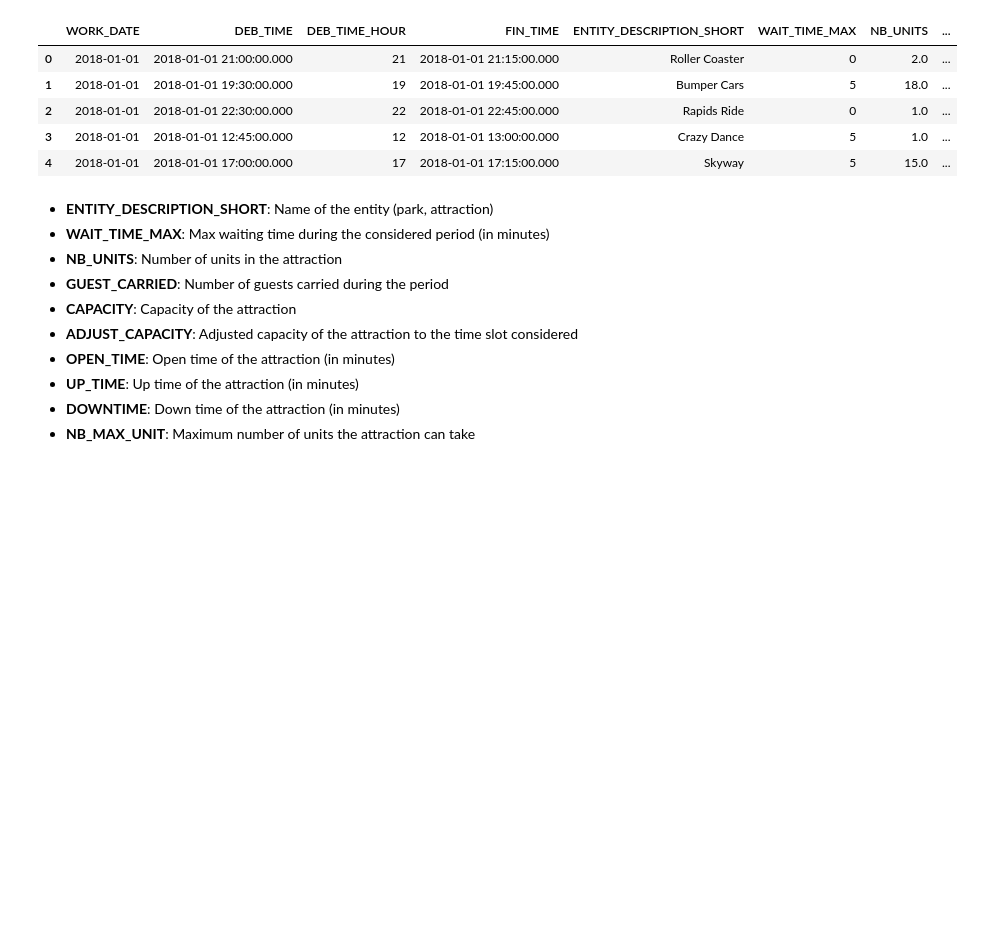
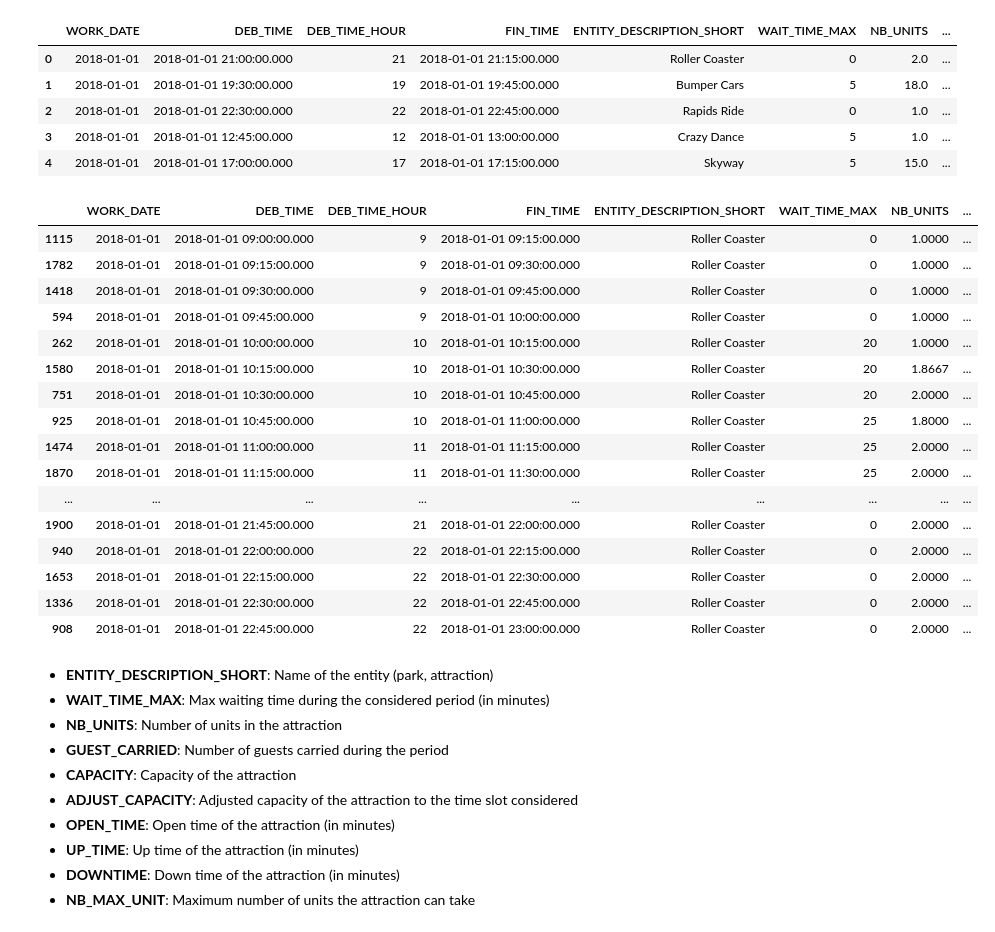
Before and after one commit to AdeStAff/endless_line, a Jupyter notebook: notebooks/Augustin/EDA.ipynb, the cells around one changed output. Cells and saved outputs as stored; diff of their text form; code cells hidden in the pictures; blank space fills up the shorter version.

```diff
--- a/notebooks/Augustin/EDA.ipynb
+++ b/notebooks/Augustin/EDA.ipynb
@@ -210,6 +210,26 @@ df_waiting_times.head()
 | 2 | 2018-01-01 | 2018-01-01 22:30:00.000 | 22 | 2018-01-01 22:45:00.000 | Rapids Ride | 0 | 1.0 | ... |
 | 3 | 2018-01-01 | 2018-01-01 12:45:00.000 | 12 | 2018-01-01 13:00:00.000 | Crazy Dance | 5 | 1.0 | ... |
 | 4 | 2018-01-01 | 2018-01-01 17:00:00.000 | 17 | 2018-01-01 17:15:00.000 | Skyway | 5 | 15.0 | ... |
+# %%
+df_waiting_times[(df_waiting_times["WORK_DATE"]=="2018-01-01")&(df_waiting_times["ENTITY_DESCRIPTION_SHORT"]=="Roller Coaster")].sort_values("DEB_TIME")
+# %% [output]
+|  | WORK_DATE | DEB_TIME | DEB_TIME_HOUR | FIN_TIME | ENTITY_DESCRIPTION_SHORT | WAIT_TIME_MAX | NB_UNITS | ... |
+| 1115 | 2018-01-01 | 2018-01-01 09:00:00.000 | 9 | 2018-01-01 09:15:00.000 | Roller Coaster | 0 | 1.0000 | ... |
+| 1782 | 2018-01-01 | 2018-01-01 09:15:00.000 | 9 | 2018-01-01 09:30:00.000 | Roller Coaster | 0 | 1.0000 | ... |
+| 1418 | 2018-01-01 | 2018-01-01 09:30:00.000 | 9 | 2018-01-01 09:45:00.000 | Roller Coaster | 0 | 1.0000 | ... |
+| 594 | 2018-01-01 | 2018-01-01 09:45:00.000 | 9 | 2018-01-01 10:00:00.000 | Roller Coaster | 0 | 1.0000 | ... |
+| 262 | 2018-01-01 | 2018-01-01 10:00:00.000 | 10 | 2018-01-01 10:15:00.000 | Roller Coaster | 20 | 1.0000 | ... |
+| 1580 | 2018-01-01 | 2018-01-01 10:15:00.000 | 10 | 2018-01-01 10:30:00.000 | Roller Coaster | 20 | 1.8667 | ... |
+| 751 | 2018-01-01 | 2018-01-01 10:30:00.000 | 10 | 2018-01-01 10:45:00.000 | Roller Coaster | 20 | 2.0000 | ... |
+| 925 | 2018-01-01 | 2018-01-01 10:45:00.000 | 10 | 2018-01-01 11:00:00.000 | Roller Coaster | 25 | 1.8000 | ... |
+| 1474 | 2018-01-01 | 2018-01-01 11:00:00.000 | 11 | 2018-01-01 11:15:00.000 | Roller Coaster | 25 | 2.0000 | ... |
+| 1870 | 2018-01-01 | 2018-01-01 11:15:00.000 | 11 | 2018-01-01 11:30:00.000 | Roller Coaster | 25 | 2.0000 | ... |
+| ... | ... | ... | ... | ... | ... | ... | ... | ... |
+| 1900 | 2018-01-01 | 2018-01-01 21:45:00.000 | 21 | 2018-01-01 22:00:00.000 | Roller Coaster | 0 | 2.0000 | ... |
+| 940 | 2018-01-01 | 2018-01-01 22:00:00.000 | 22 | 2018-01-01 22:15:00.000 | Roller Coaster | 0 | 2.0000 | ... |
+| 1653 | 2018-01-01 | 2018-01-01 22:15:00.000 | 22 | 2018-01-01 22:30:00.000 | Roller Coaster | 0 | 2.0000 | ... |
+| 1336 | 2018-01-01 | 2018-01-01 22:30:00.000 | 22 | 2018-01-01 22:45:00.000 | Roller Coaster | 0 | 2.0000 | ... |
+| 908 | 2018-01-01 | 2018-01-01 22:45:00.000 | 22 | 2018-01-01 23:00:00.000 | Roller Coaster | 0 | 2.0000 | ... |
 # %% [markdown]
 - **ENTITY_DESCRIPTION_SHORT**: Name of the entity (park, attraction)
 - **WAIT_TIME_MAX**: Max waiting time during the considered period (in minutes)
```
Also changed, not shown: parts of 8 cells of this notebook, 1 other file.
